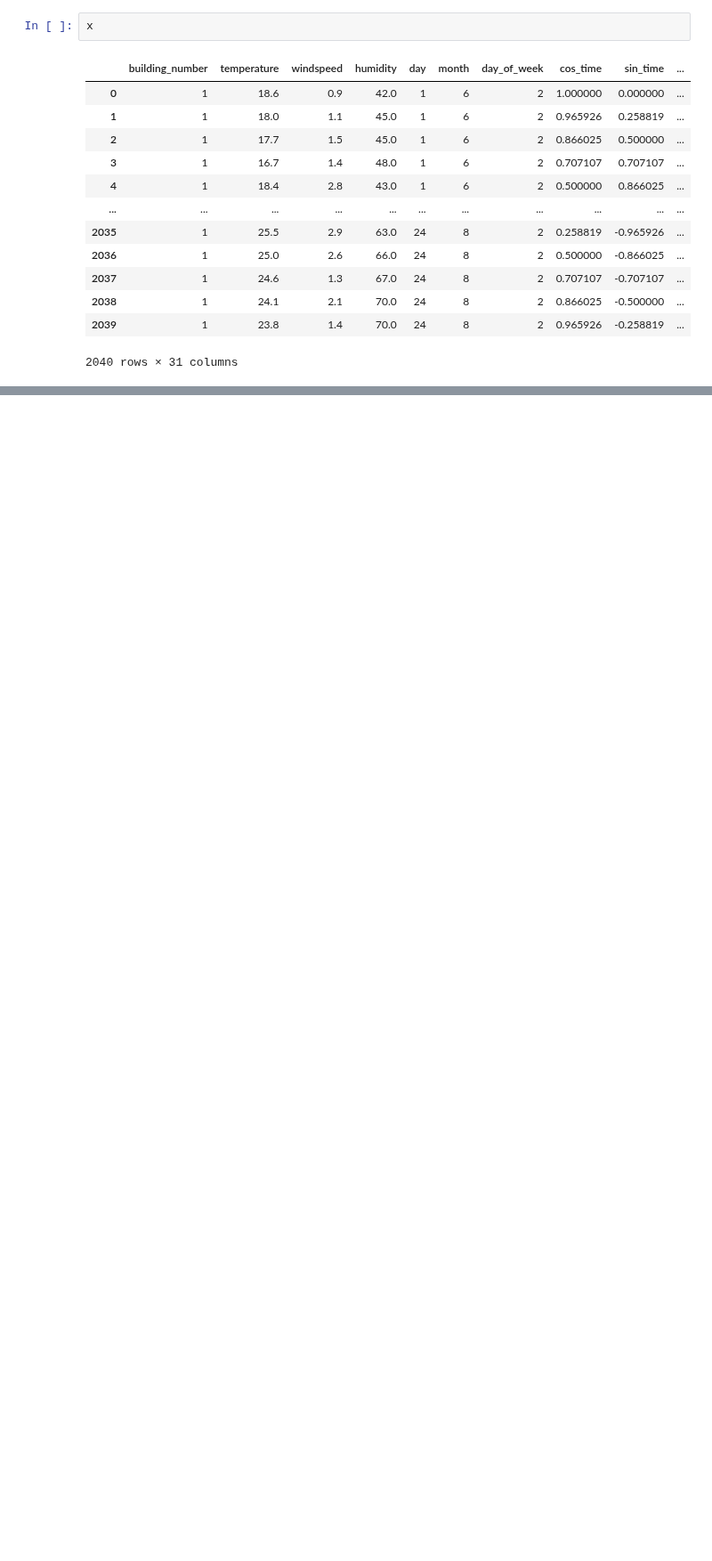
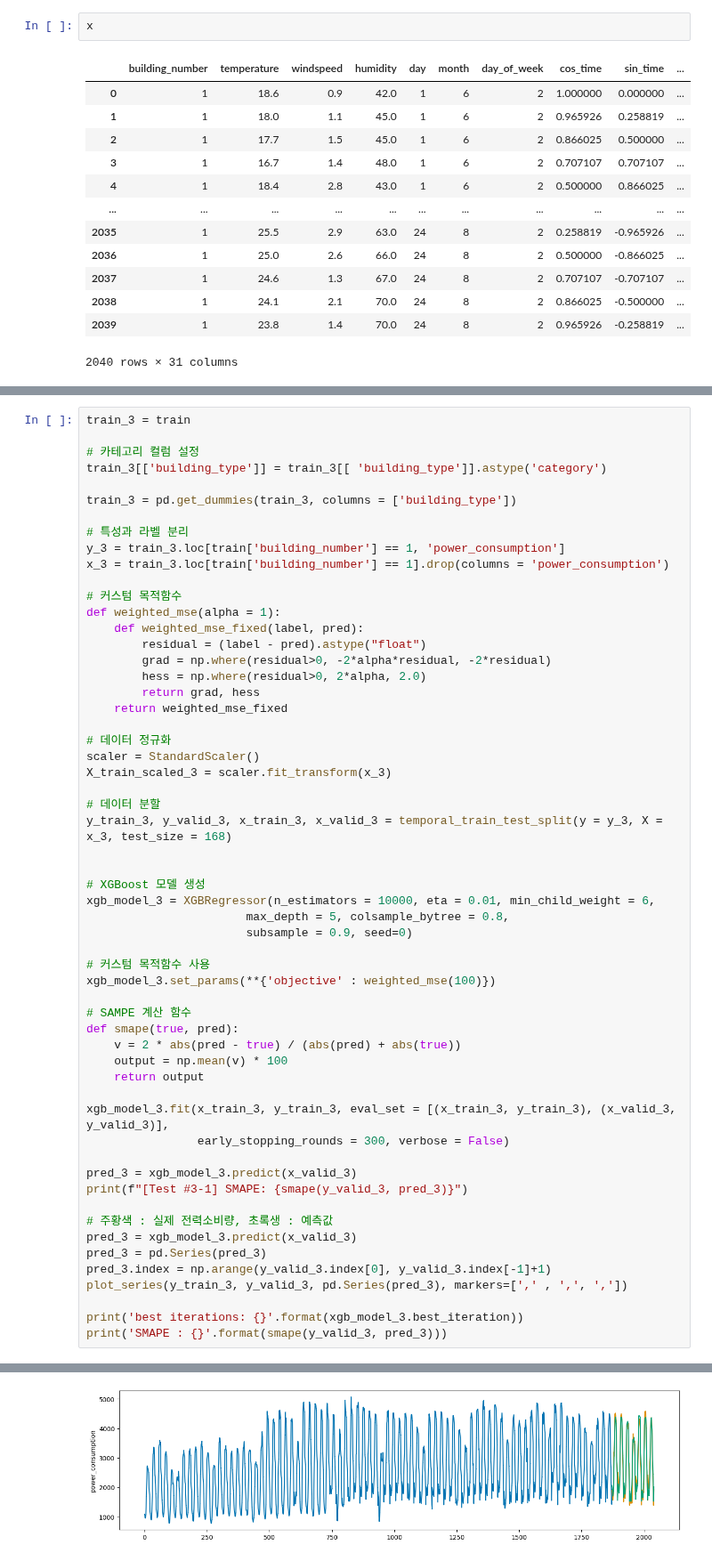
Before and after one commit to 2023dacon/Power-usage-Prediction, a Jupyter notebook: Modeling/XGB.ipynb, the cells around one changed output, grey strips where cells are left out. Shown at 89% size. Saved outputs shown, nothing was run; the diff lists cells and outputs as text; blank space fills up the shorter version.

```diff
--- a/Modeling/XGB.ipynb
+++ b/Modeling/XGB.ipynb
@@ -199,0 +282,58 @@ print(f"[Test #2-1] SMAPE: {smape(y_valid, pred)}")
+# %%
+train_3 = train
+
+# 카테고리 컬럼 설정
+train_3[['building_type']] = train_3[[ 'building_type']].astype('category')
+
+train_3 = pd.get_dummies(train_3, columns = ['building_type'])
+
+# 특성과 라벨 분리
+y_3 = train_3.loc[train['building_number'] == 1, 'power_consumption']
+x_3 = train_3.loc[train['building_number'] == 1].drop(columns = 'power_consumption')
+
+# 커스텀 목적함수
+def weighted_mse(alpha = 1):
+    def weighted_mse_fixed(label, pred):
+        residual = (label - pred).astype("float")
+        grad = np.where(residual>0, -2*alpha*residual, -2*residual)
+        hess = np.where(residual>0, 2*alpha, 2.0)
+        return grad, hess
+    return weighted_mse_fixed
+
+# 데이터 정규화
+scaler = StandardScaler()
+X_train_scaled_3 = scaler.fit_transform(x_3)
+
+# 데이터 분할
+y_train_3, y_valid_3, x_train_3, x_valid_3 = temporal_train_test_split(y = y_3, X = x_3, test_size = 168)
+
+
+# XGBoost 모델 생성
+xgb_model_3 = XGBRegressor(n_estimators = 10000, eta = 0.01, min_child_weight = 6,
+                       max_depth = 5, colsample_bytree = 0.8,
+                       subsample = 0.9, seed=0)
+
+# 커스텀 목적함수 사용
+xgb_model_3.set_params(**{'objective' : weighted_mse(100)})
+
+# SAMPE 계산 함수
+def smape(true, pred):
+    v = 2 * abs(pred - true) / (abs(pred) + abs(true))
+    output = np.mean(v) * 100
+    return output
+
+xgb_model_3.fit(x_train_3, y_train_3, eval_set = [(x_train_3, y_train_3), (x_valid_3, y_valid_3)],
+                early_stopping_rounds = 300, verbose = False)
+
+pred_3 = xgb_model_3.predict(x_valid_3)
+print(f"[Test #3-1] SMAPE: {smape(y_valid_3, pred_3)}")
+
+# 주황색 : 실제 전력소비량, 초록생 : 예측값
+pred_3 = xgb_model_3.predict(x_valid_3)
+pred_3 = pd.Series(pred_3)
+pred_3.index = np.arange(y_valid_3.index[0], y_valid_3.index[-1]+1)
+plot_series(y_train_3, y_valid_3, pd.Series(pred_3), markers=[',' , ',', ','])
+
+print('best iterations: {}'.format(xgb_model_3.best_iteration))
+print('SMAPE : {}'.format(smape(y_valid_3, pred_3)))
+# %% [output]
@@ -199,0 +343 @@ print(f"[Test #2-1] SMAPE: {smape(y_valid, pred)}")
+[figure, added]
```
Also changed, not shown: parts of 15 cells of this notebook, 2 other files.
